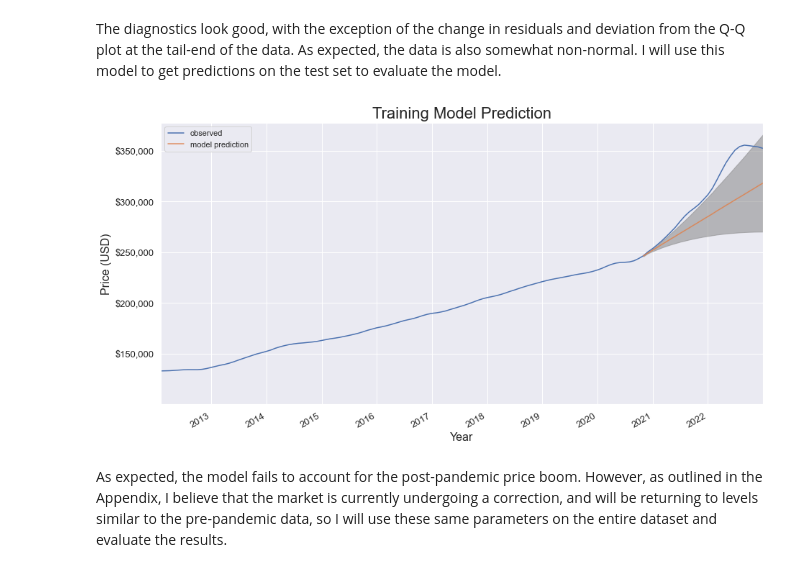
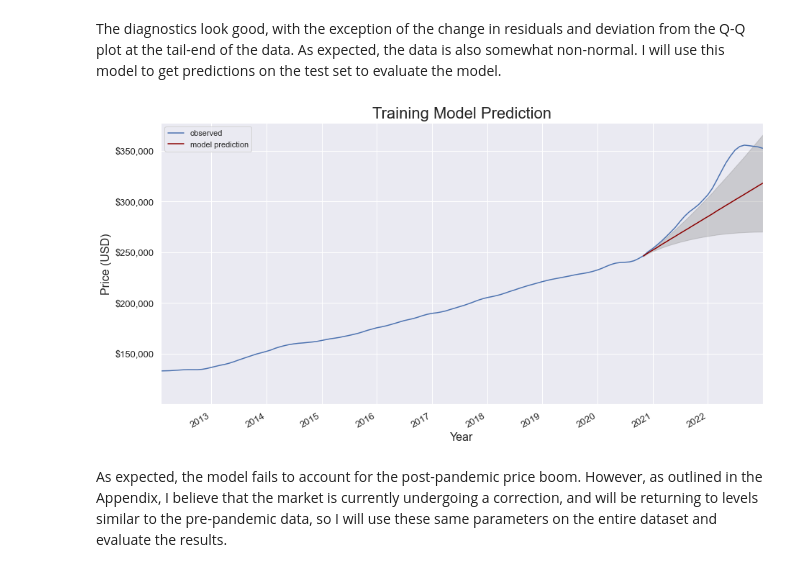
Before and after one commit to luke-lite/Jacksonville-Housing-Prices-Time-Series-Analysis, a Jupyter notebook: Jacksonville-Housing-Prices-Time-Series-Analysis.ipynb, the cells around one changed output. Saved outputs shown, nothing was run; the diff lists cells and outputs as text; code cells hidden in the pictures.

```diff
--- a/Jacksonville-Housing-Prices-Time-Series-Analysis.ipynb
+++ b/Jacksonville-Housing-Prices-Time-Series-Analysis.ipynb
@@ -501,31 +411,31 @@ pred_conf = pred.conf_int()
 # %%
 fig,ax = plt.subplots()
 
 # plot observed values
 ax.plot(X, label='observed')
 
 # plot predicted values
-pred.predicted_mean.plot(ax=ax, label='model prediction', alpha=0.9)
+pred.predicted_mean.plot(ax=ax, label='model prediction', color='darkred')
 
 # plot the range for confidence intervals
 ax.fill_between(pred_conf.index.values,
                 pred_conf.iloc[:, 0],
                 pred_conf.iloc[:, 1],
                 color='grey',
-                alpha=0.5)
+                alpha=0.3)
 
 # Set axes labels
 ax.set_xlabel('Year')
 ax.set_ylabel('Price (USD)')
 ax.set_title('Training Model Prediction')
 ax.set_xmargin(0)
 plt.legend()
 ax.set_yticks(ax.get_yticks()[:-1])
 ax.set_yticklabels(['', '$150,000', '$200,000', '$250,000', '$300,000', '$350,000'])
 
 plt.savefig('graphs/train_model_pred.png', bbox_inches='tight');
 # %% [output]
-[figure, old version]
+[figure, new version]
 # %% [markdown]
 As expected, the model fails to account for the post-pandemic price boom. However, as outlined in the Appendix, I believe that the market is currently undergoing a correction, and will be returning to levels similar to the pre-pandemic data, so I will use these same parameters on the entire dataset and evaluate the results.
 # %%
```
Also changed, not shown: parts of 15 cells of this notebook.
